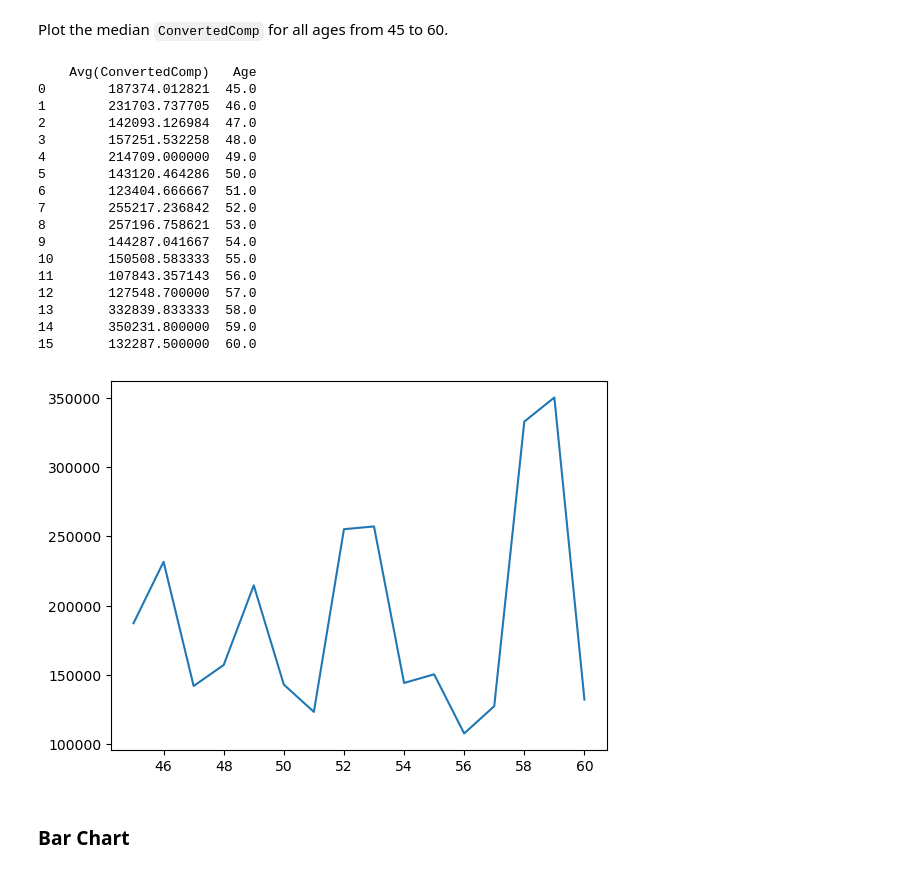
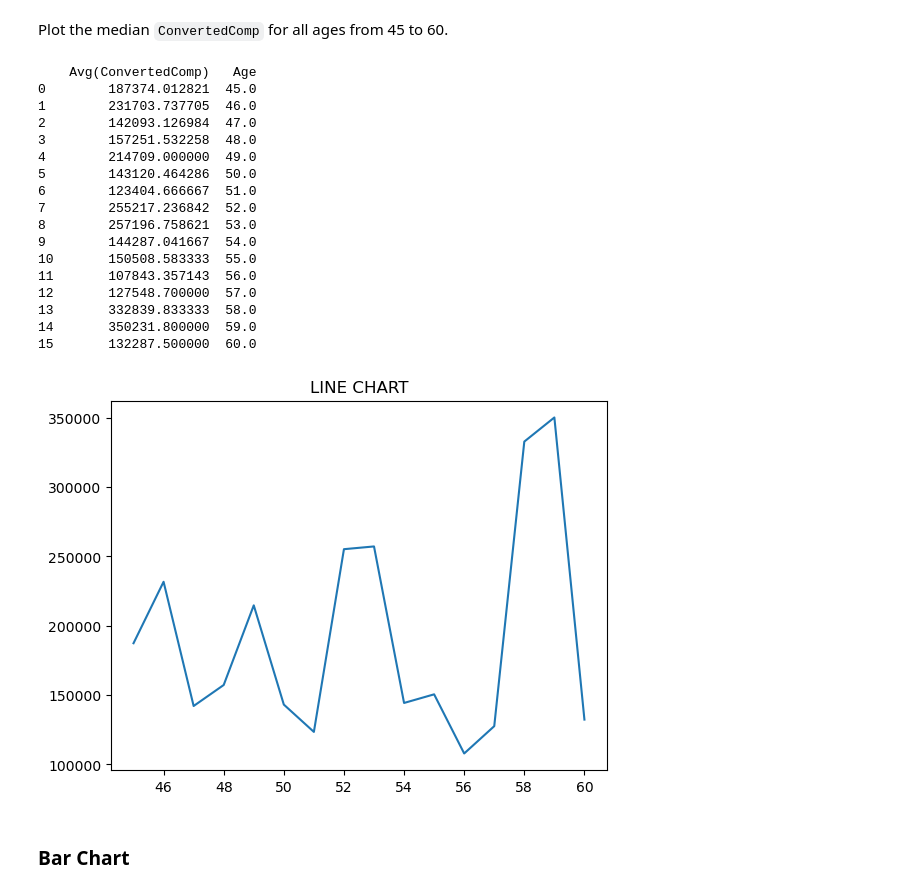
Before and after one commit to PrashantDhadve/IBM-DATA-ANALYST-PROFESSIONAL-CERTIFICATE, a Jupyter notebook: 09_Data Analyst_Capstone Project/M4DataVisualization-lab- Solution with plots.ipynb, the cells around one changed output. Cells and saved outputs as stored; diff of their text form; code cells hidden in the pictures.

```diff
--- a/09_Data Analyst_Capstone Project/M4DataVisualization-lab- Solution with plots.ipynb
+++ b/09_Data Analyst_Capstone Project/M4DataVisualization-lab- Solution with plots.ipynb
@@ -317,34 +324,35 @@ Plot the median `ConvertedComp` for all ages from 45 to 60.
 # %%
 Query9= """
 SELECT Avg(ConvertedComp), Age
 FROM master
 where age between 45 and 60
 group by Age
 """
 
 ConvertedComp_Age= pd.read_sql_query(Query9, conn)
 ConvertedComp_Age
+plt.title("LINE CHART")
 plt.plot(ConvertedComp_Age['Age'],ConvertedComp_Age['Avg(ConvertedComp)'])
 print(ConvertedComp_Age)
 # %% [output]
     Avg(ConvertedComp)   Age
 0        187374.012821  45.0
 1        231703.737705  46.0
 2        142093.126984  47.0
 3        157251.532258  48.0
 4        214709.000000  49.0
 5        143120.464286  50.0
 6        123404.666667  51.0
 7        255217.236842  52.0
 8        257196.758621  53.0
 9        144287.041667  54.0
 10       150508.583333  55.0
 11       107843.357143  56.0
 12       127548.700000  57.0
 13       332839.833333  58.0
 14       350231.800000  59.0
 15       132287.500000  60.0
-[figure, old version]
+[figure, new version]
 # %% [markdown]
 ### Bar Chart
 # %% [markdown]
```
Also changed, not shown: parts of 8 cells of this notebook.
